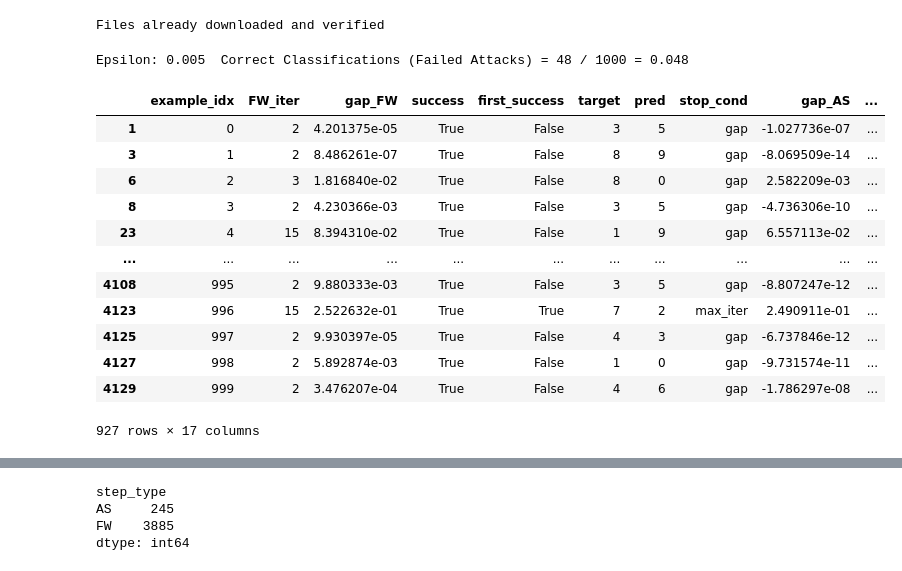
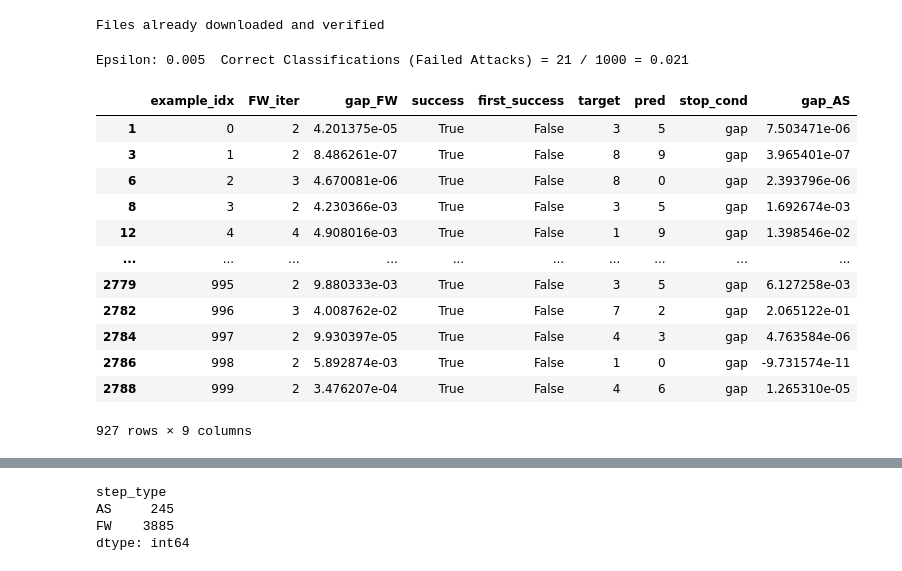
Before and after one commit to TannerAGraves/FW-variants-for-WB-Adversarial-Attacks, a Jupyter notebook: test attacks.ipynb, the cells around one changed output, grey strips where cells are left out. Drawn from its saved outputs; the diff is of its cells as text; code cells hidden in the pictures.

```diff
--- a/test attacks.ipynb
+++ b/test attacks.ipynb
@@ -44,35 +44,35 @@ Files already downloaded and verified
 # %%
 accuracies = []
 examples = []
 hist_dfs = []
 final_hist_dfs = []
 fw_iters = [15]
 eps = 0.005
 adv_examples = []
 hist = None
 debug = True
 # Run test for each epsilon
-algs = ['fw_away']
+algs = ['fw_pair']
 for alg in algs:
     acc, ex, hist = test_fw(target_mdl, device, eps, 15, method=alg, early_stopping='gap_FW', fw_stepsize_rule='decay', gap_FW_tol=0.1)
     accuracies.append(acc)
     examples.append(ex)
     hist_dfs.append(hist)
     final_hist = hist.groupby('example_idx').tail(1)
     final_hist_dfs.append(final_hist) # hist with just the rows of last FW iters
 final_hist_dfs[-1]
 # %% [output]
-Epsilon: 0.005  Correct Classifications (Failed Attacks) = 48 / 1000 = 0.048
+Epsilon: 0.005  Correct Classifications (Failed Attacks) = 21 / 1000 = 0.021
-|  | example_idx | FW_iter | gap_FW | success | first_success | target | pred | stop_cond | gap_AS | ... |
-| 1 | 0 | 2 | 4.201375e-05 | True | False | 3 | 5 | gap | -1.027736e-07 | ... |
-| 3 | 1 | 2 | 8.486261e-07 | True | False | 8 | 9 | gap | -8.069509e-14 | ... |
-| 6 | 2 | 3 | 1.816840e-02 | True | False | 8 | 0 | gap | 2.582209e-03 | ... |
-| 8 | 3 | 2 | 4.230366e-03 | True | False | 3 | 5 | gap | -4.736306e-10 | ... |
-| 23 | 4 | 15 | 8.394310e-02 | True | False | 1 | 9 | gap | 6.557113e-02 | ... |
-| ... | ... | ... | ... | ... | ... | ... | ... | ... | ... | ... |
-| 4108 | 995 | 2 | 9.880333e-03 | True | False | 3 | 5 | gap | -8.807247e-12 | ... |
-| 4123 | 996 | 15 | 2.522632e-01 | True | True | 7 | 2 | max_iter | 2.490911e-01 | ... |
-| 4125 | 997 | 2 | 9.930397e-05 | True | False | 4 | 3 | gap | -6.737846e-12 | ... |
-| 4127 | 998 | 2 | 5.892874e-03 | True | False | 1 | 0 | gap | -9.731574e-11 | ... |
-| 4129 | 999 | 2 | 3.476207e-04 | True | False | 4 | 6 | gap | -1.786297e-08 | ... |
+|  | example_idx | FW_iter | gap_FW | success | first_success | target | pred | stop_cond | gap_AS |
+| 1 | 0 | 2 | 4.201375e-05 | True | False | 3 | 5 | gap | 7.503471e-06 |
+| 3 | 1 | 2 | 8.486261e-07 | True | False | 8 | 9 | gap | 3.965401e-07 |
+| 6 | 2 | 3 | 4.670081e-06 | True | False | 8 | 0 | gap | 2.393796e-06 |
+| 8 | 3 | 2 | 4.230366e-03 | True | False | 3 | 5 | gap | 1.692674e-03 |
+| 12 | 4 | 4 | 4.908016e-03 | True | False | 1 | 9 | gap | 1.398546e-02 |
+| ... | ... | ... | ... | ... | ... | ... | ... | ... | ... |
+| 2779 | 995 | 2 | 9.880333e-03 | True | False | 3 | 5 | gap | 6.127258e-03 |
+| 2782 | 996 | 3 | 4.008762e-02 | True | False | 7 | 2 | gap | 2.065122e-01 |
+| 2784 | 997 | 2 | 9.930397e-05 | True | False | 4 | 3 | gap | 4.763584e-06 |
+| 2786 | 998 | 2 | 5.892874e-03 | True | False | 1 | 0 | gap | -9.731574e-11 |
+| 2788 | 999 | 2 | 3.476207e-04 | True | False | 4 | 6 | gap | 1.265310e-05 |
-927 rows × 17 columns
+927 rows × 9 columns
```
Also changed, not shown: parts of 14 cells of this notebook, 1 other file.
